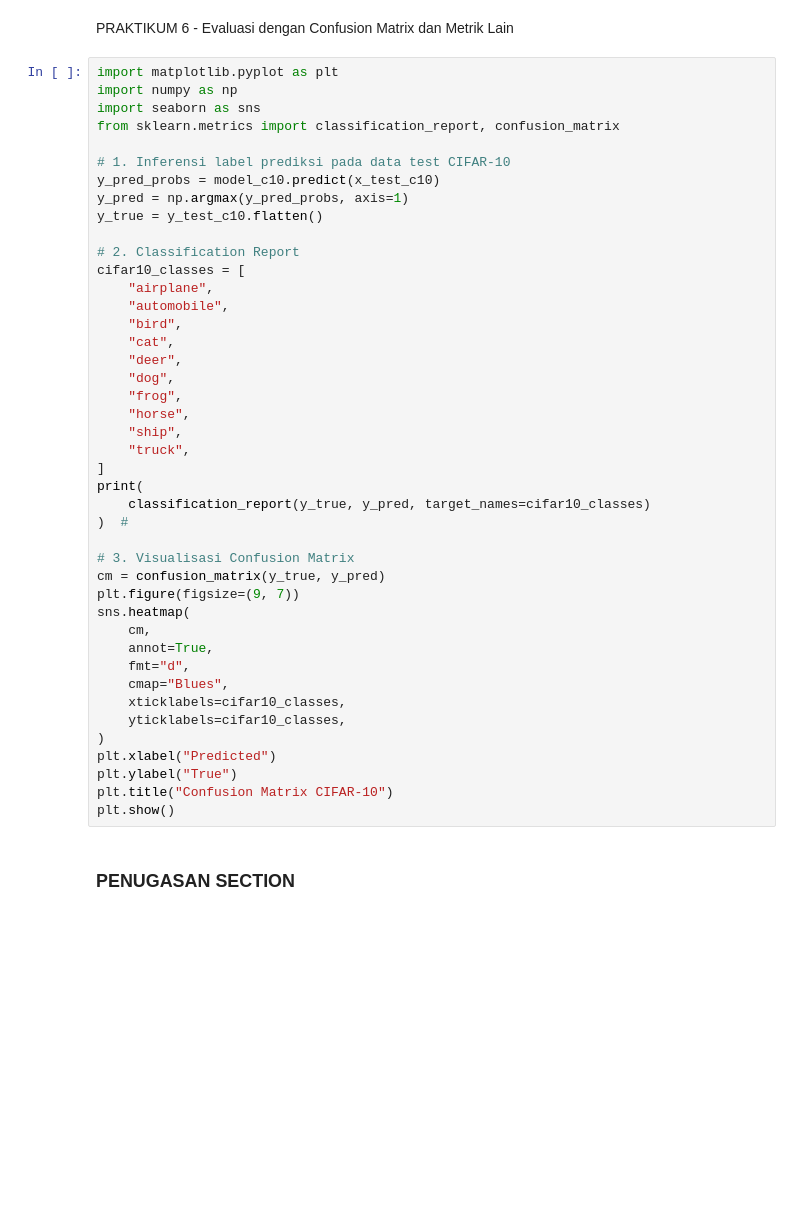
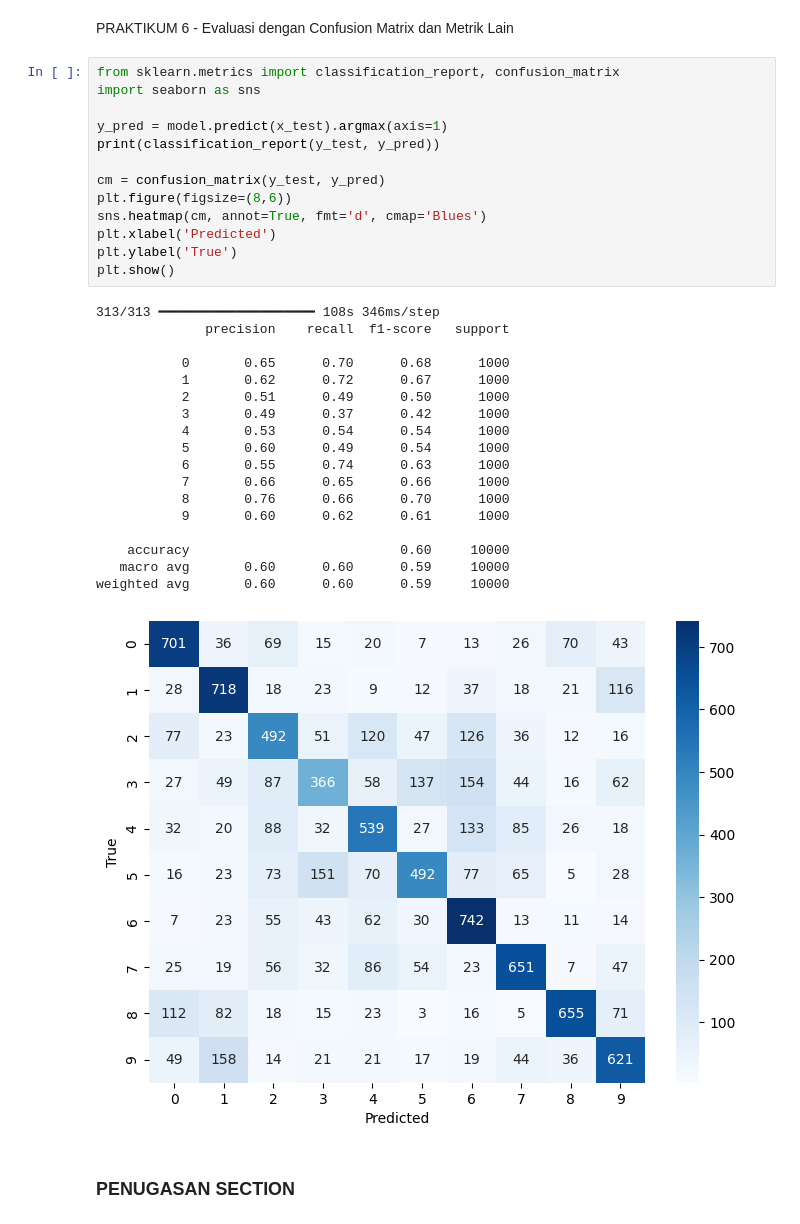
Before and after one commit to mikhael2104/visi_komputer, a Jupyter notebook: Jobsheet_02.ipynb, the cells around one changed output. Saved outputs shown, nothing was run; the diff lists cells and outputs as text; blank space fills up the shorter version.

```diff
--- a/Jobsheet_02.ipynb
+++ b/Jobsheet_02.ipynb
@@ -213,47 +219,36 @@ plt.show()
 # %% [markdown]
 PRAKTIKUM 6 - Evaluasi dengan Confusion Matrix dan Metrik Lain
 # %%
-import matplotlib.pyplot as plt
-import numpy as np
+from sklearn.metrics import classification_report, confusion_matrix
 import seaborn as sns
-from sklearn.metrics import classification_report, confusion_matrix
 
-# 1. Inferensi label prediksi pada data test CIFAR-10
-y_pred_probs = model_c10.predict(x_test_c10)
-y_pred = np.argmax(y_pred_probs, axis=1)
-y_true = y_test_c10.flatten()
+y_pred = model.predict(x_test).argmax(axis=1)
+print(classification_report(y_test, y_pred))
 
-# 2. Classification Report
-cifar10_classes = [
-    "airplane",
-    "automobile",
-    "bird",
-    "cat",
-    "deer",
-    "dog",
-    "frog",
-    "horse",
-    "ship",
-    "truck",
-]
-print(
-    classification_report(y_true, y_pred, target_names=cifar10_classes)
-)  #
-
-# 3. Visualisasi Confusion Matrix
-cm = confusion_matrix(y_true, y_pred)
-plt.figure(figsize=(9, 7))
-sns.heatmap(
-    cm,
-    annot=True,
-    fmt="d",
-    cmap="Blues",
-    xticklabels=cifar10_classes,
-    yticklabels=cifar10_classes,
-)
-plt.xlabel("Predicted")
-plt.ylabel("True")
-plt.title("Confusion Matrix CIFAR-10")
+cm = confusion_matrix(y_test, y_pred)
+plt.figure(figsize=(8,6))
+sns.heatmap(cm, annot=True, fmt='d', cmap='Blues')
+plt.xlabel('Predicted')
+plt.ylabel('True')
 plt.show()
+# %% [output]
+313/313 ━━━━━━━━━━━━━━━━━━━━ 108s 346ms/step
+              precision    recall  f1-score   support
+
+           0       0.65      0.70      0.68      1000
+           1       0.62      0.72      0.67      1000
+           2       0.51      0.49      0.50      1000
+           3       0.49      0.37      0.42      1000
+           4       0.53      0.54      0.54      1000
+           5       0.60      0.49      0.54      1000
+           6       0.55      0.74      0.63      1000
+           7       0.66      0.65      0.66      1000
+           8       0.76      0.66      0.70      1000
+           9       0.60      0.62      0.61      1000
+
+    accuracy                           0.60     10000
+   macro avg       0.60      0.60      0.59     10000
+weighted avg       0.60      0.60      0.59     10000
+[figure, added]
 # %% [markdown]
 ### **PENUGASAN SECTION**
```
Also changed, not shown: parts of 4 cells of this notebook.
